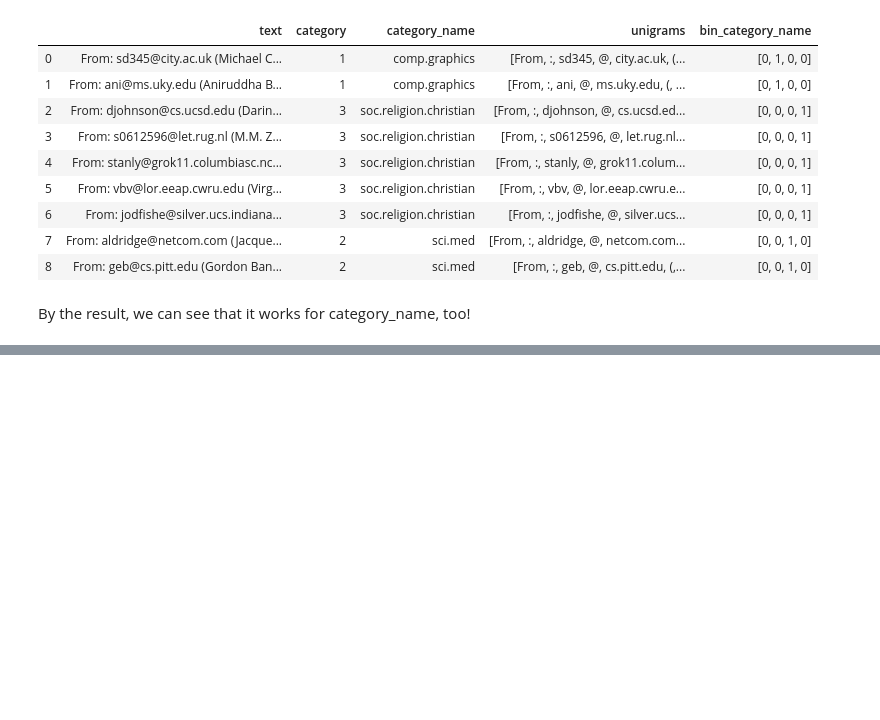
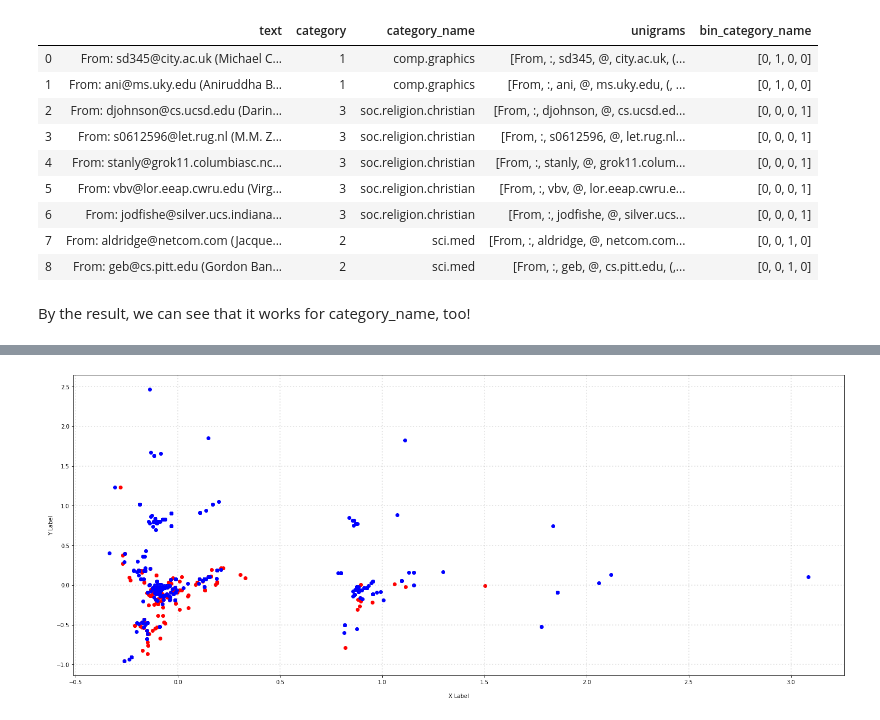
Before and after one commit to YulinHuang0923/DM19-Lab1-Homework1, a Jupyter notebook: DM19-Lab1-Homework.ipynb, the cells around one changed output, grey strips where cells are left out. Cells and saved outputs as stored; diff of their text form; code cells hidden in the pictures; blank space fills up the shorter version.

```diff
--- a/DM19-Lab1-Homework.ipynb
+++ b/DM19-Lab1-Homework.ipynb
@@ -402,0 +530,24 @@ By the result, we can see that it works for category_name, too!
+# %%
+from sklearn.decomposition import PCA
+
+X_reduced = PCA(n_components = 2).fit_transform(X_counts.toarray())
+# %%
+col = ['red', 'blue']
+
+# plot
+fig = plt.figure(figsize = (25,10))
+ax = fig.subplots()
+
+for c, label in zip(col, set(labels)):
+    xs = X_reduced[X['label'] == str(label)].T[0]
+    ys = X_reduced[X['label'] == str(label)].T[1]
+
+    ax.scatter(xs, ys, c = c, marker='o')
+
+ax.grid(color='gray', linestyle=':', linewidth=2, alpha=0.2)
+ax.set_xlabel('\nX Label')
+ax.set_ylabel('\nY Label')
+
+plt.show()
+# %% [output]
+[figure, added]
```
Also changed, not shown: parts of 45 cells of this notebook, 5 other files.
